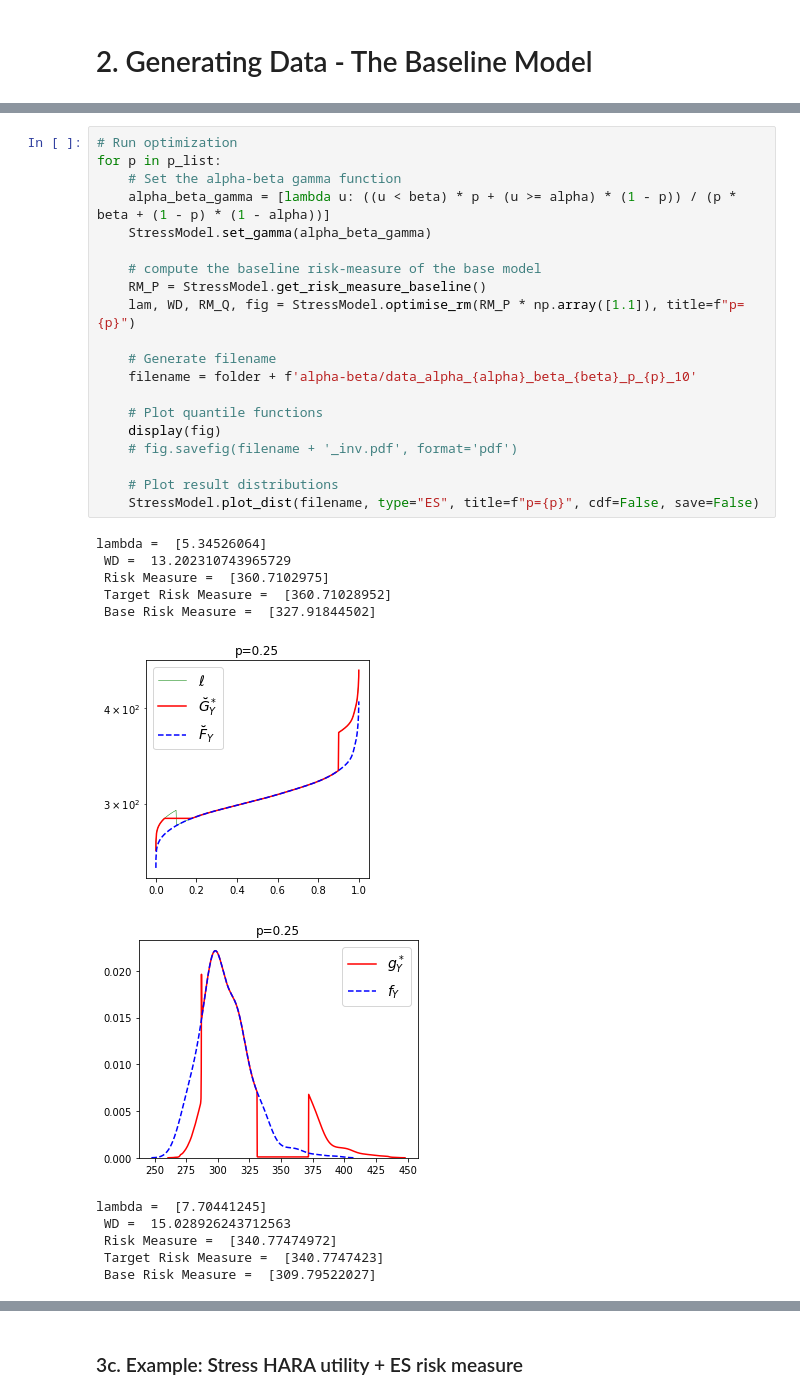
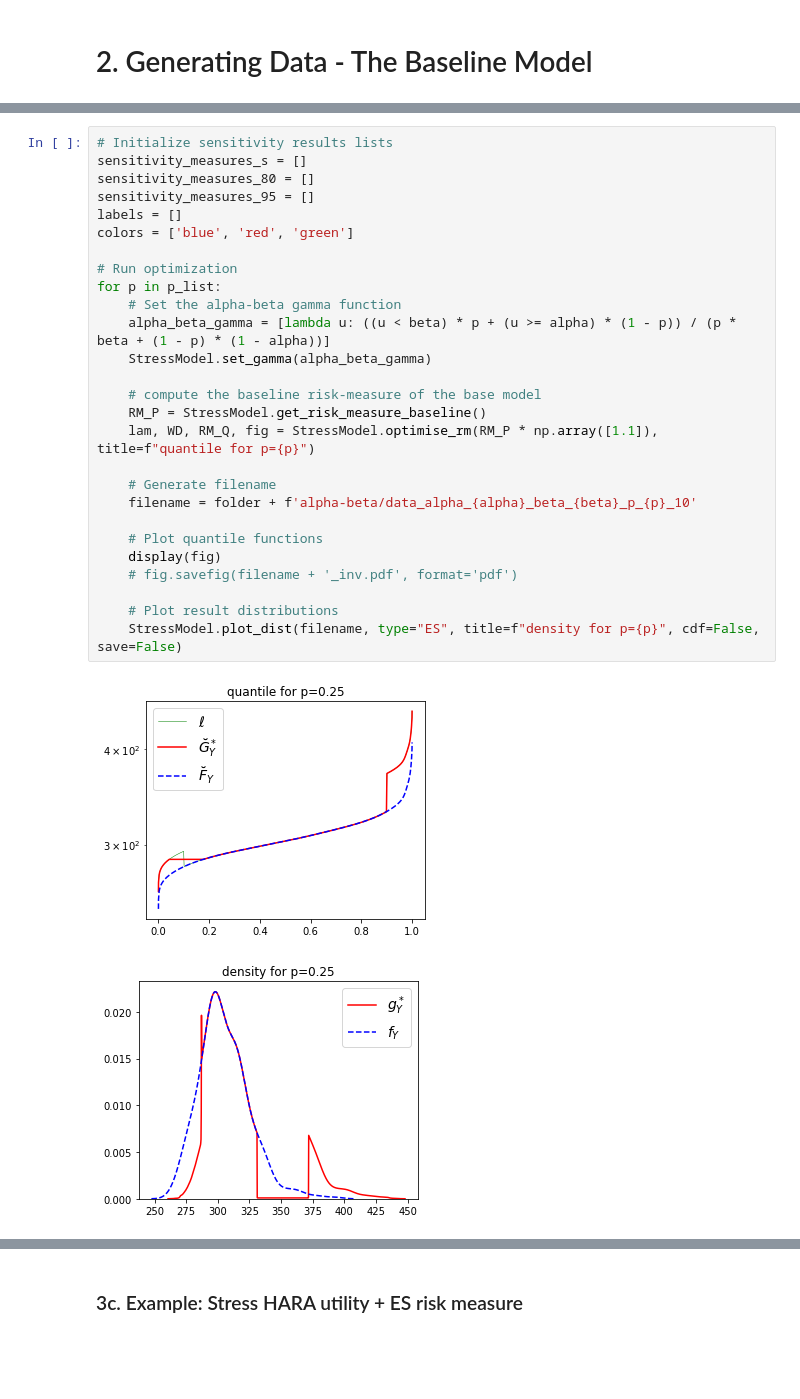
Before and after one commit to spesenti/SWIM-Wasserstein-py, a Jupyter notebook: Data/Example/W_Stress_example.ipynb, the cells around one changed output, grey strips where cells are left out. Cells and saved outputs as stored; diff of their text form; blank space fills up the shorter version.

```diff
--- a/Data/Example/W_Stress_example.ipynb
+++ b/Data/Example/W_Stress_example.ipynb
@@ -158,33 +186,30 @@ for p in p_list:
 # %%
+# Initialize sensitivity results lists
+sensitivity_measures_s = []
+sensitivity_measures_80 = []
+sensitivity_measures_95 = []
+labels = []
+colors = ['blue', 'red', 'green']
+
 # Run optimization
 for p in p_list:
     # Set the alpha-beta gamma function
     alpha_beta_gamma = [lambda u: ((u < beta) * p + (u >= alpha) * (1 - p)) / (p * beta + (1 - p) * (1 - alpha))]
     StressModel.set_gamma(alpha_beta_gamma)
 
     # compute the baseline risk-measure of the base model
     RM_P = StressModel.get_risk_measure_baseline()
-    lam, WD, RM_Q, fig = StressModel.optimise_rm(RM_P * np.array([1.1]), title=f"p={p}")
+    lam, WD, RM_Q, fig = StressModel.optimise_rm(RM_P * np.array([1.1]), title=f"quantile for p={p}")
 
     # Generate filename
     filename = folder + f'alpha-beta/data_alpha_{alpha}_beta_{beta}_p_{p}_10'
 
     # Plot quantile functions
     display(fig)
     # fig.savefig(filename + '_inv.pdf', format='pdf')
 
     # Plot result distributions
-    StressModel.plot_dist(filename, type="ES", title=f"p={p}", cdf=False, save=False)
+    StressModel.plot_dist(filename, type="ES", title=f"density for p={p}", cdf=False, save=False)
 # %% [output]
-lambda =  [5.34526064]
- WD =  13.202310743965729
- Risk Measure =  [360.7102975]
- Target Risk Measure =  [360.71028952]
- Base Risk Measure =  [327.91844502]
-[figure, old version]
+[figure, new version]
-[figure, old version]
+[figure, new version]
-lambda =  [7.70441245]
- WD =  15.028926243712563
- Risk Measure =  [340.77474972]
- Target Risk Measure =  [340.7747423]
- Base Risk Measure =  [309.79522027]
```
Also changed, not shown: parts of 22 cells of this notebook, 1 other file.
